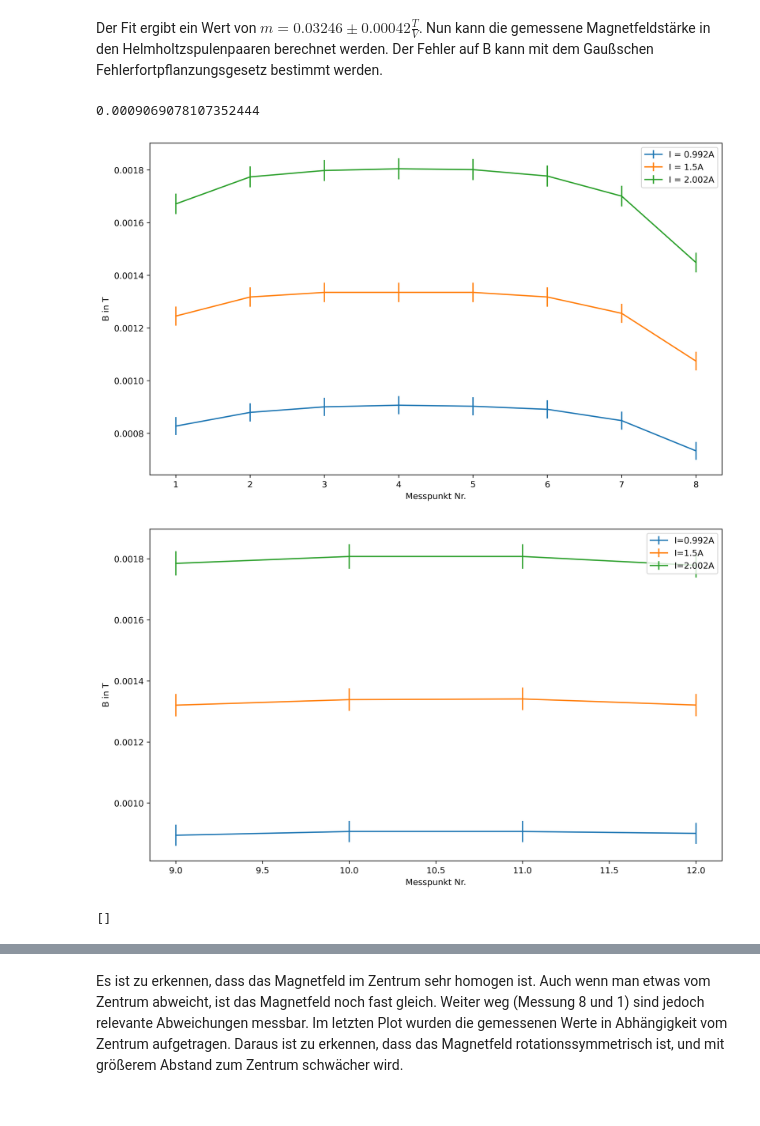
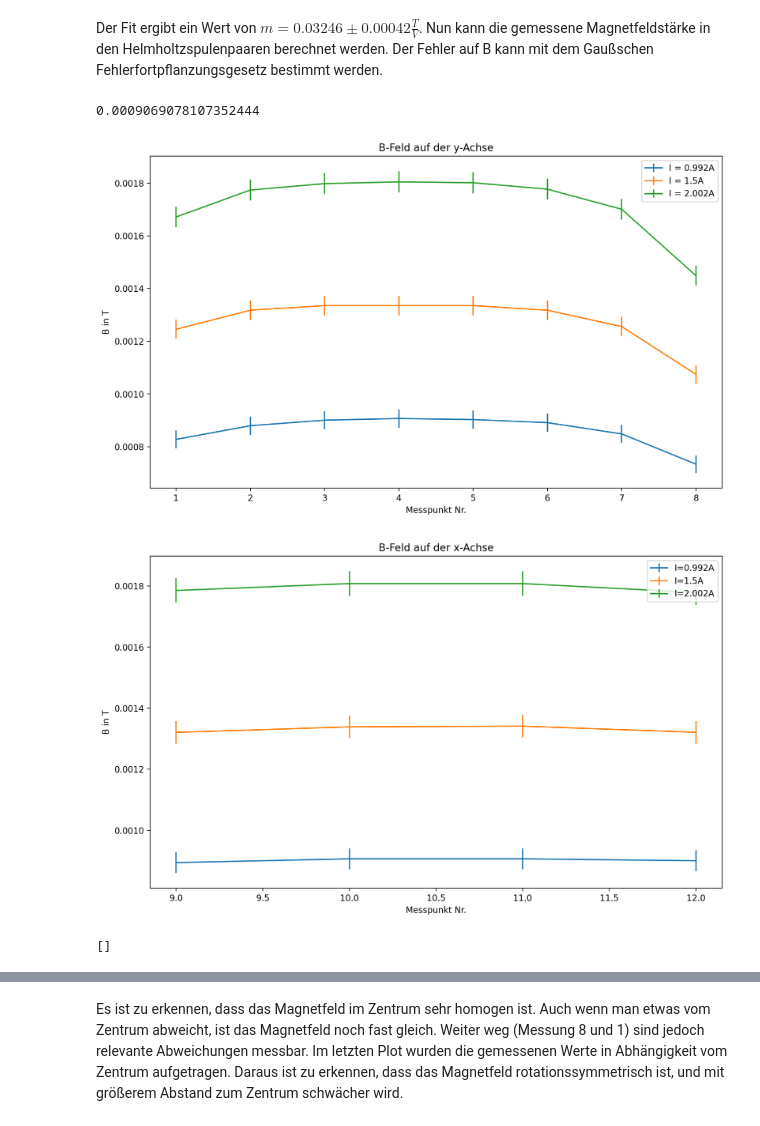
Before and after one commit to martin8ner/P1, a Jupyter notebook: Spezifische_Ladung_des_Elektrons/Mo01_Spezifische_Ladung_des_Elektrons.ipynb, the cells around one changed output, grey strips where cells are left out. Drawn from its saved outputs; the diff is of its cells as text; code cells hidden in the pictures.

```diff
--- a/Spezifische_Ladung_des_Elektrons/Mo01_Spezifische_Ladung_des_Elektrons.ipynb
+++ b/Spezifische_Ladung_des_Elektrons/Mo01_Spezifische_Ladung_des_Elektrons.ipynb
@@ -204,33 +204,36 @@ def B_helmh(U):
     return (m * U, np.sqrt((U * m_err)**2 + (m * U_error)**2)) # add error on B with gauss law
 
 B, B_err = B_helmh(U_helmh * 10**(-3))
 print(B[9])
 
 #plt.plot(pos[0:24:3], B[0:24:3], label="I = 0.992A")
 plt.errorbar(pos[0:24:3], B[0:24:3], B_err[0:24:3], label="I = 0.992A")
 plt.errorbar(pos[1:25:3], B[1:25:3], B_err[1:25:3], label="I = 1.5A")
 plt.errorbar(pos[2:26:3], B[2:26:3], B_err[2:26:3], label="I = 2.002A")
 plt.legend()
+plt.title("B-Feld auf der y-Achse")
 plt.xlabel("Messpunkt Nr.")
 plt.ylabel("B in T")
 plt.show()
 
 plt.errorbar(pos[24:37:3], B[24:37:3], B_err[24:37:3],label="I=0.992A")
 plt.errorbar(pos[25:37:3], B[25:37:3], B_err[25:37:3], label="I=1.5A")
 plt.errorbar(pos[26:37:3], B[26:37:3], B_err[26:37:3],label="I=2.002A")
 plt.legend(loc="upper right")
+plt.title("B-Feld auf der x-Achse")
 plt.xlabel("Messpunkt Nr.")
 plt.ylabel("B in T")
 plt.show()
 labels = ["I=0.992A", "I=1.5A", "I=2.002A"]
 for n in range(0, 3):
        plt.plot([0, 1, 1, 1, 1, 2, 2, 2, 2, 3, 3, 4], [B[9 + n], B[6 + n], B[12 + n], B[27 + n], B[30 + n], B[3 + n], B[15 + n], B[24 + n], B[33 + n], B[0 + n], B[18 + n], B[21 + n]], "x", label=labels[n])
 plt.legend()
+plt.title("B-Feld radial zum Zentrum")
 plt.xlabel("Abstand vom Zentrum in Bohrlöchern (Distanz zwischen zwei Bohrlöchern ca. 3cm)")
 plt.ylabel("B in T")
 plt.plot()
 # %% [output]
 0.0009069078107352444
-[figure, old version]
+[figure, new version]
-[figure, old version]
+[figure, new version]
 []
```
Also changed, not shown: parts of 1 cell of this notebook, 1 other file.
